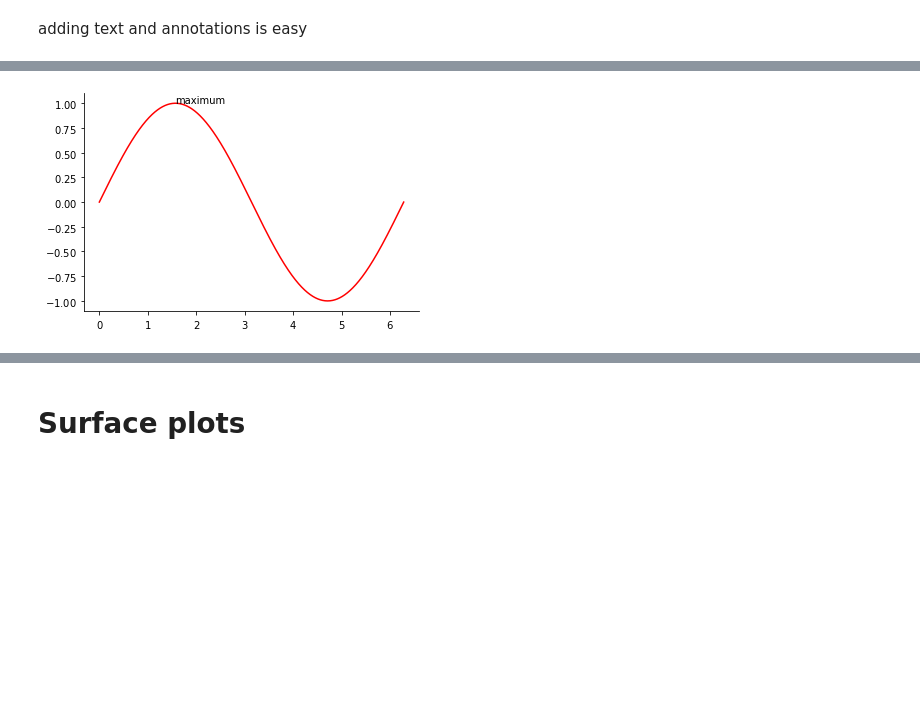
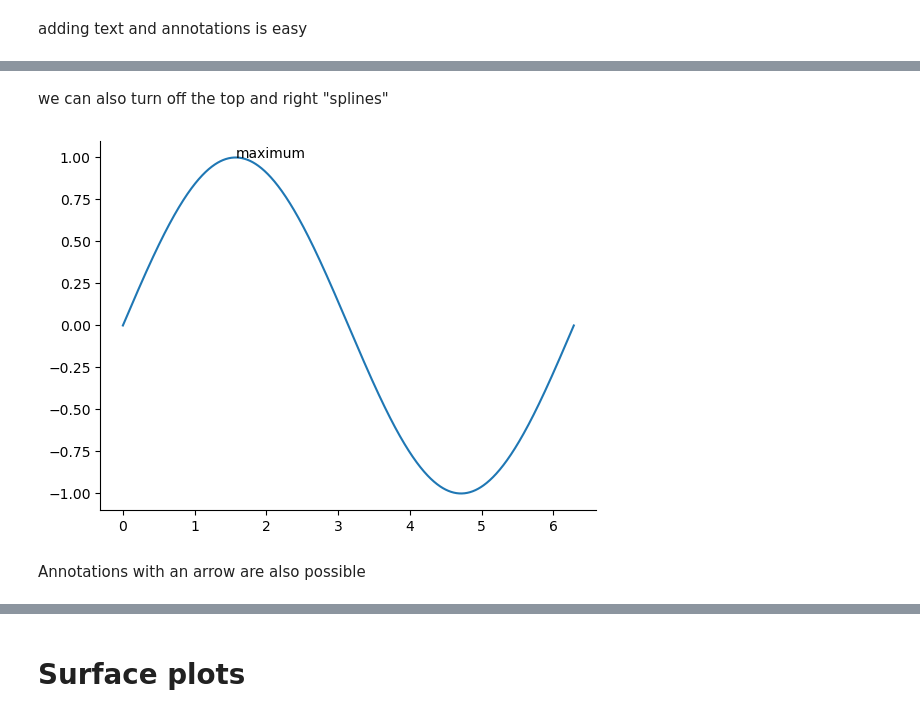
Before and after one commit to sbu-python-class/python-science, a Jupyter notebook: content/04-matplotlib/matplotlib-basics.ipynb, the cells around one changed output, grey strips where cells are left out. Cells and saved outputs as stored; diff of their text form; code cells hidden in the pictures; blank space fills up the shorter version.

```diff
--- a/content/04-matplotlib/matplotlib-basics.ipynb
+++ b/content/04-matplotlib/matplotlib-basics.ipynb
@@ -128,0 +130,8 @@ plt.setp(line)
+# %%
+plt.style.use("seaborn-darkgrid")
+
+fig = plt.figure()
+ax = fig.add_subplot(111)
+ax.plot(x, np.sin(x), linestyle="--", linewidth=3.0)
+ax.plot(x, np.cos(x), linestyle="-")
+ax.set_xlim(0.0, 2.0*np.pi)
@@ -129,3 +141,5 @@ plt.setp(line)
+# %%
+plt.style.use("default")
 # %% [markdown]
 # Multiple axes
 # %% [markdown]
@@ -249,0 +250,5 @@ adding text and annotations is easy
+# %%
+fig = plt.figure()
+ax = fig.add_subplot(111)
+ax.plot(xx, np.sin(xx))
+ax.text(np.pi/2, np.sin(np.pi/2), r"maximum")
@@ -250,14 +258,15 @@ adding text and annotations is easy
+# %% [markdown]
+we can also turn off the top and right "splines"
 # %%
-xx = np.linspace(0, 2.0*np.pi, 1000)
-plt.plot(xx, np.sin(xx), color="r")
-plt.text(np.pi/2, np.sin(np.pi/2), r"maximum")
-ax = plt.gca()
 ax.spines['right'].set_visible(False)
 ax.spines['top'].set_visible(False)
 ax.xaxis.set_ticks_position('bottom')
 ax.yaxis.set_ticks_position('left')
+fig
 # %% [output]
-[figure, old version]
+[figure, new version]
+# %% [markdown]
+Annotations with an arrow are also possible
 # %%
 #example from http://matplotlib.org/examples/pylab_examples/annotation_demo.html
 fig = plt.figure()
```
Also changed, not shown: parts of 48 cells of this notebook.
